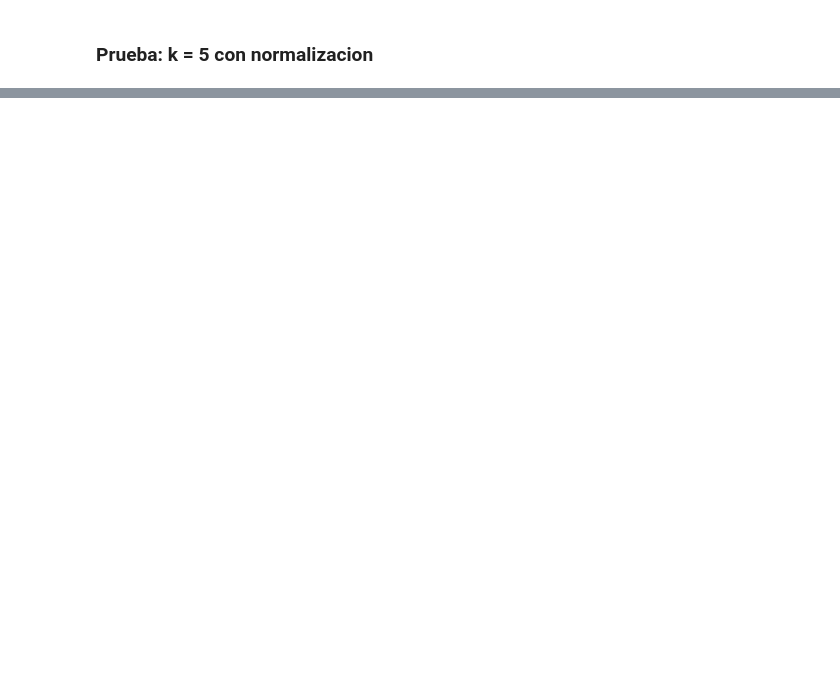
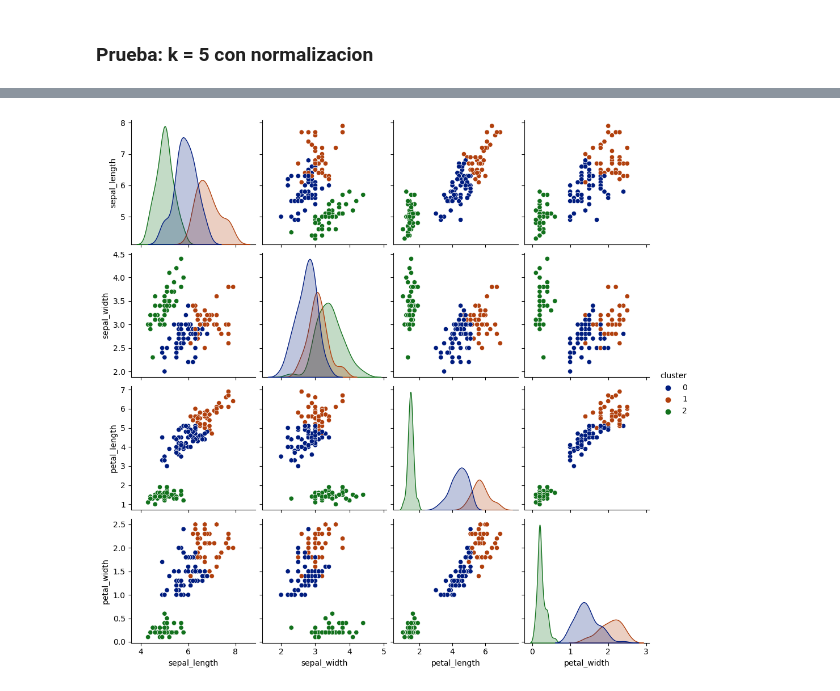
Before and after one commit to miguepersa/CI5438-Proyecto3, a Jupyter notebook: pruebas_iris.ipynb, the cells around one changed output, grey strips where cells are left out. Drawn from its saved outputs; the diff is of its cells as text; code cells hidden in the pictures; blank space fills up the shorter version.

```diff
--- a/pruebas_iris.ipynb
+++ b/pruebas_iris.ipynb
@@ -68,0 +94,6 @@ class_k_5_normalize = k_means_5.X
+# %%
+sns.pairplot(class_k_3_no_normalize, hue='cluster', palette=sns.color_palette("dark"))
+plt.savefig(os.path.join("plots", "k_means_3_nonorm"))
+plt.show()
+# %% [output]
+[figure, added]
```
Also changed, not shown: parts of 17 cells of this notebook, 17 other files.
